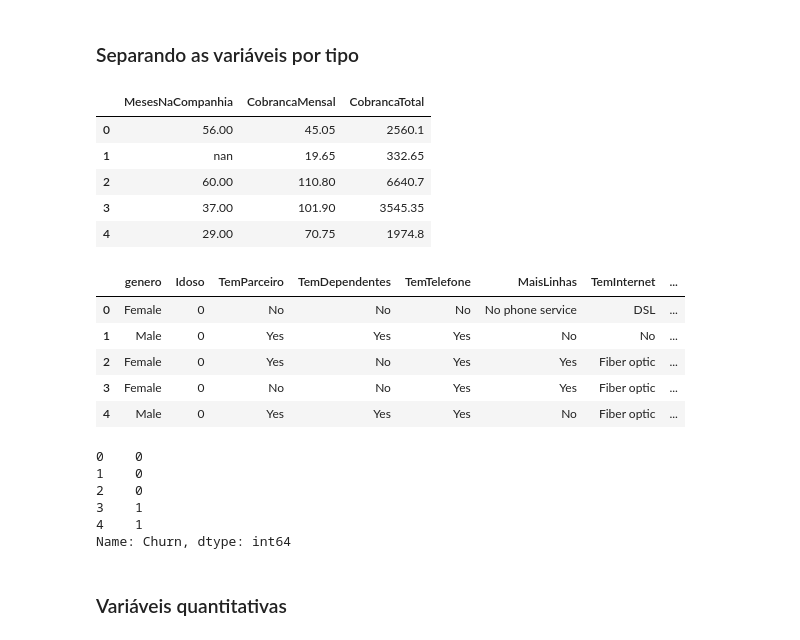
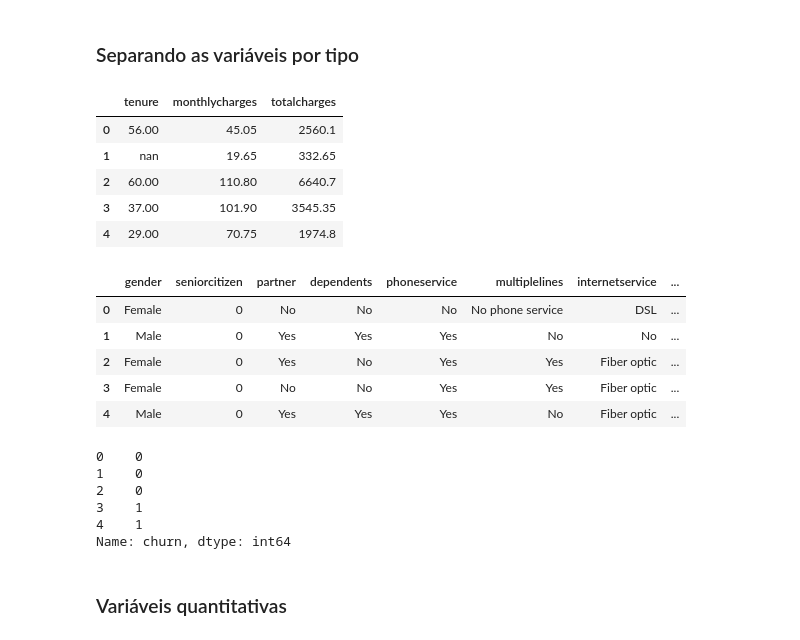
Before and after one commit to Hayltons/DSWP, a Jupyter notebook: Notebooks/Churn_Kaggle_hs_v1.ipynb, the cells around one changed output. Cells and saved outputs as stored; diff of their text form; code cells hidden in the pictures.

```diff
--- a/Notebooks/Churn_Kaggle_hs_v1.ipynb
+++ b/Notebooks/Churn_Kaggle_hs_v1.ipynb
@@ -34,8 +34,10 @@ pd.set_option('display.max_columns', None)
 pd.set_option('display.max_rows', 72)
 # %% [markdown]
 ### Carregamento dos dados
+# %%
+url = 'https://raw.githubusercontent.com/Hayltons/DSWP/Kaggle_Churn/Dataframes/1_churn_train.csv'
 # %%
-dados = pd.read_csv('train.csv',sep=',')
+df_treino = pd.read_csv(url,sep=',')
 # %% [markdown]
 ### Visualização das linhas iniciais de dados
 # %%
@@ -77,0 +56,2 @@ dados = dados.rename(columns={
+# %%
+df_treino.columns = df_treino.columns.str.lower()
@@ -131,30 +115,34 @@ target = dados['Churn']
+# %%
+df_quant = df_treino[['tenure','monthlycharges','totalcharges']]
+df_categ = df_treino.drop(columns=['id','tenure','monthlycharges','totalcharges','churn'], axis=1)
+df_target = df_treino['churn']
 # %%
-quantitativas.head()
+df_quant.head()
 # %% [output]
-|  | MesesNaCompanhia | CobrancaMensal | CobrancaTotal |
+|  | tenure | monthlycharges | totalcharges |
 | 0 | 56.00 | 45.05 | 2560.1 |
 | 1 | nan | 19.65 | 332.65 |
 | 2 | 60.00 | 110.80 | 6640.7 |
 | 3 | 37.00 | 101.90 | 3545.35 |
 | 4 | 29.00 | 70.75 | 1974.8 |
 # %%
-categóricas.head()
+df_categ.head()
 # %% [output]
-|  | genero | Idoso | TemParceiro | TemDependentes | TemTelefone | MaisLinhas | TemInternet | ... |
+|  | gender | seniorcitizen | partner | dependents | phoneservice | multiplelines | internetservice | ... |
 | 0 | Female | 0 | No | No | No | No phone service | DSL | ... |
 | 1 | Male | 0 | Yes | Yes | Yes | No | No | ... |
 | 2 | Female | 0 | Yes | No | Yes | Yes | Fiber optic | ... |
 | 3 | Female | 0 | No | No | Yes | Yes | Fiber optic | ... |
 | 4 | Male | 0 | Yes | Yes | Yes | No | Fiber optic | ... |
 # %%
-target.head()
+df_target.head()
 # %% [output]
 0    0
 1    0
 2    0
 3    1
 4    1
-Name: Churn, dtype: int64
+Name: churn, dtype: int64
 # %% [markdown]
 ### Variáveis quantitativas
 # %% [markdown]
```
Also changed, not shown: parts of 58 cells of this notebook.
